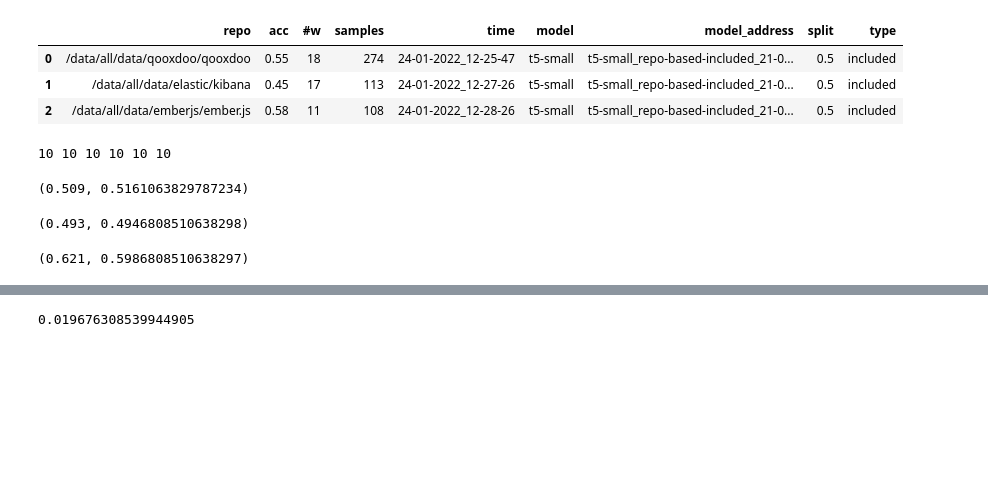
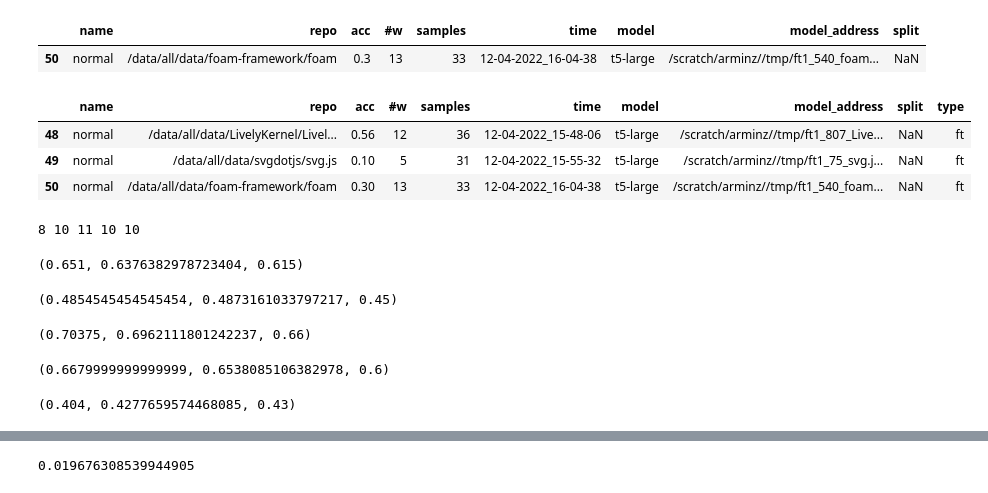
Before and after one commit to arminzirak/TFix, a Jupyter notebook: analyze basic results.ipynb, the cells around one changed output, grey strips where cells are left out. Saved outputs shown, nothing was run; the diff lists cells and outputs as text; code cells hidden in the pictures; blank space fills up the shorter version.

```diff
--- a/analyze basic results.ipynb
+++ b/analyze basic results.ipynb
@@ -1,14 +1,20 @@
 # %%
 import pandas as pd
+# %%
+large = True
 # %%
-results = pd.read_csv('./results.csv', names=['repo', 'acc', '#w', 'samples', 'time', 'model', 'model_address', 'split'])
+results = pd.read_csv('./results_large.csv' if large else './results.csv', names=['name', 'repo', 'acc', '#w', 'samples', 'time', 'model', 'model_address', 'split'])
+results.tail(1)
+# %% [output]
+|  | name | repo | acc | #w | samples | time | model | model_address | split |
+| 50 | normal | /data/all/data/foam-framework/foam | 0.3 | 13 | 33 | 12-04-2022_16-04-38 | t5-large | /scratch/arminz//tmp/ft1_540_foam... | NaN |
 # %%
-results['type'] = results['model_address'].apply(lambda s: 'good' if 'good' in s else 'included' if 'included' in s else 'excluded')
+results['type'] = results['model_address'].apply(lambda s: 'finetuned' if 'finetuned' in s else 'included' if 'included' in s else 'ft' if 'ft' in s else 'excluded')
 # %%
-results.head(3)
+results.tail(3)
 # %% [output]
-|  | repo | acc | #w | samples | time | model | model_address | split | type |
-| 0 | /data/all/data/qooxdoo/qooxdoo | 0.55 | 18 | 274 | 24-01-2022_12-25-47 | t5-small | t5-small_repo-based-included_21-0... | 0.5 | included |
-| 1 | /data/all/data/elastic/kibana | 0.45 | 17 | 113 | 24-01-2022_12-27-26 | t5-small | t5-small_repo-based-included_21-0... | 0.5 | included |
-| 2 | /data/all/data/emberjs/ember.js | 0.58 | 11 | 108 | 24-01-2022_12-28-26 | t5-small | t5-small_repo-based-included_21-0... | 0.5 | included |
+|  | name | repo | acc | #w | samples | time | model | model_address | split | type |
+| 48 | normal | /data/all/data/LivelyKernel/Livel... | 0.56 | 12 | 36 | 12-04-2022_15-48-06 | t5-large | /scratch/arminz//tmp/ft1_807_Live... | NaN | ft |
+| 49 | normal | /data/all/data/svgdotjs/svg.js | 0.10 | 5 | 31 | 12-04-2022_15-55-32 | t5-large | /scratch/arminz//tmp/ft1_75_svg.j... | NaN | ft |
+| 50 | normal | /data/all/data/foam-framework/foam | 0.30 | 13 | 33 | 12-04-2022_16-04-38 | t5-large | /scratch/arminz//tmp/ft1_540_foam... | NaN | ft |
 # %%
@@ -21,25 +36,36 @@ exc_2 = results[(results['split'] == 0.2) & (results['type'] == 'excluded') & (r
 # %%
-print(len(good_5), len(good_2), len(inc_2), len(inc_5), len(exc_2), len(exc_5))
+if not large:
+    print(len(good_5), len(good_2), len(inc_2), len(inc_5), len(exc_2), len(exc_5), len(adapter), len(ft_2))
+else:
+    print(len(good_2), len(inc_2), len(exc_2), len(adapter), len(ft_2))
 # %% [output]
-10 10 10 10 10 10
+8 10 11 10 10
 # %%
-inc_2['acc'].mean(), (inc_2['acc'] * inc_2['samples']).sum() / inc_2['samples'].sum()
+inc_2['acc'].mean(), (inc_2['acc'] * inc_2['samples']).sum() / inc_2['samples'].sum(), inc_2['acc'].median()
 # %% [output]
-(0.509, 0.5161063829787234)
+(0.651, 0.6376382978723404, 0.615)
 # %%
 # inc_5['acc'].mean(), (inc_5['acc'] * inc_5['samples']).sum() / inc_5['samples'].sum()
 # %%
-exc_2['acc'].mean(), (exc_2['acc'] * exc_2['samples']).sum() / exc_2['samples'].sum()
+exc_2['acc'].mean(), (exc_2['acc'] * exc_2['samples']).sum() / exc_2['samples'].sum(), exc_2['acc'].median()
 # %% [output]
-(0.493, 0.4946808510638298)
+(0.4854545454545454, 0.4873161033797217, 0.45)
 # %%
 # exc_5['acc'].mean(), (exc_5['acc'] * exc_5['samples']).sum() / exc_5['samples'].sum()
 # %%
-good_2['acc'].mean(), (good_2['acc'] * good_2['samples']).sum() / good_2['samples'].sum()
+good_2['acc'].mean(), (good_2['acc'] * good_2['samples']).sum() / good_2['samples'].sum(), good_2['acc'].median()
 # %% [output]
-(0.621, 0.5986808510638297)
+(0.70375, 0.6962111801242237, 0.66)
 # %%
 # good_5['acc'].mean(), (good_5['acc'] * good_5['samples']).sum() / good_5['samples'].sum()
+# %%
+adapter['acc'].mean(), (adapter['acc'] * adapter['samples']).sum() / adapter['samples'].sum(), adapter['acc'].median()
+# %% [output]
+(0.6679999999999999, 0.6538085106382978, 0.6)
+# %%
+ft_2['acc'].mean(), (ft_2['acc'] * ft_2['samples']).sum() / ft_2['samples'].sum(), ft_2['acc'].median()
+# %% [output]
+(0.404, 0.4277659574468085, 0.43)
 # %%
 inc_2
 # %% [output]
```
Also changed, not shown: parts of 14 cells of this notebook, 12 other files.
